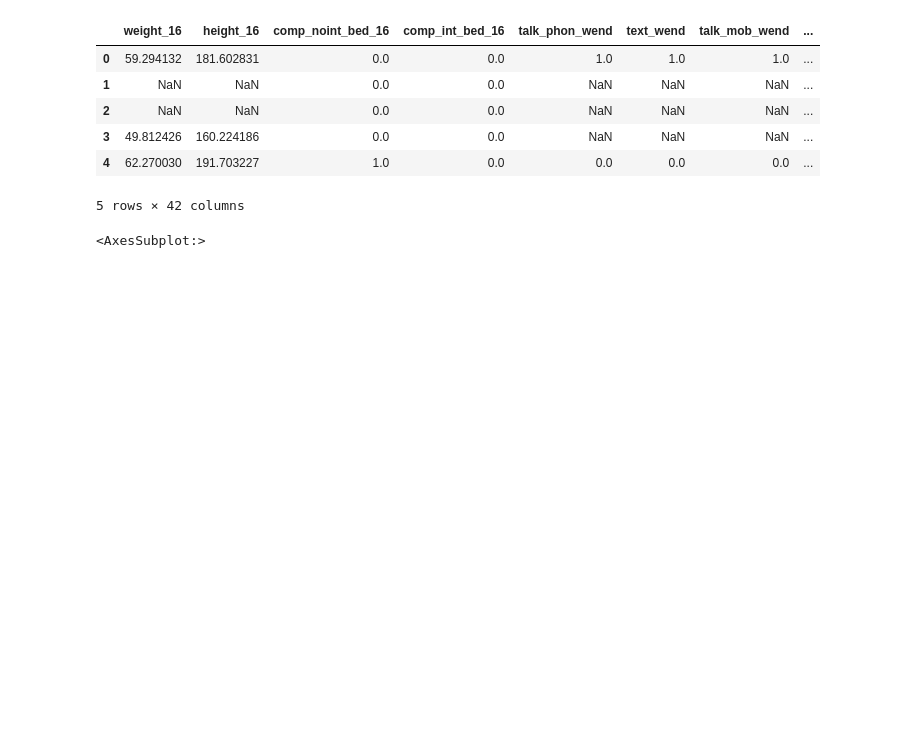
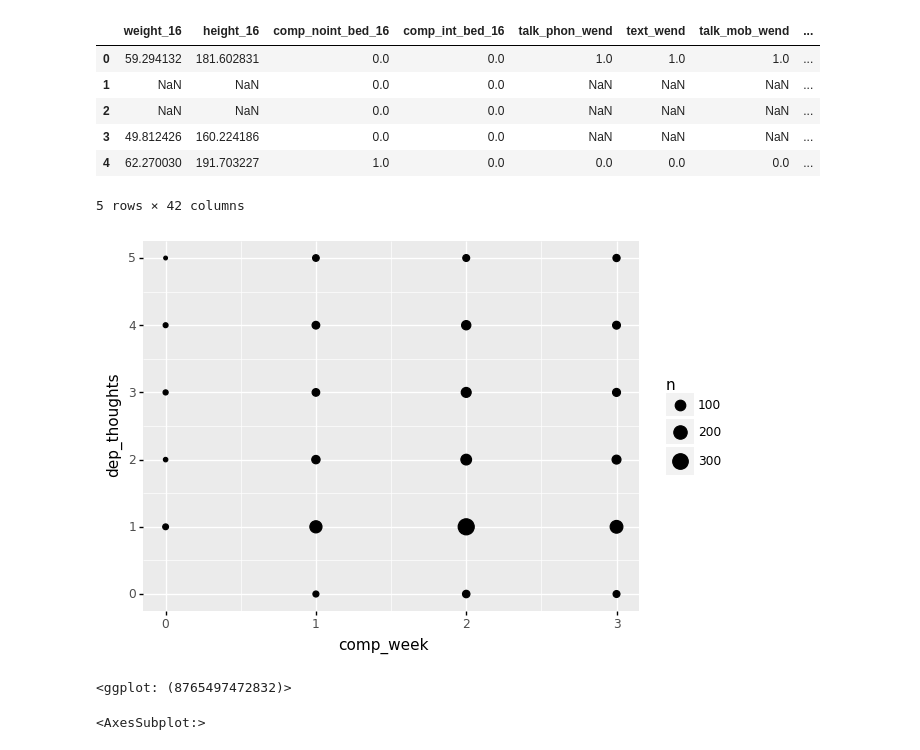
Before and after one commit to kkadzielna/project_14, a Jupyter notebook: Untitled.ipynb, the cells around one changed output. Saved outputs shown, nothing was run; the diff lists cells and outputs as text; code cells hidden in the pictures; blank space fills up the shorter version.

Commit message:
added a count graph

```diff
--- a/Untitled.ipynb
+++ b/Untitled.ipynb
@@ -23,6 +23,16 @@ data.head()
 | 3 | 49.812426 | 160.224186 | 0.0 | 0.0 | NaN | NaN | NaN | ... |
 | 4 | 62.270030 | 191.703227 | 1.0 | 0.0 | 0.0 | 0.0 | 0.0 | ... |
 5 rows × 42 columns
+# %%
+#if you want to run this, you have to install plotnine, so feel free to ignore
+from plotnine import ggplot, aes, geom_count
+
+(ggplot(data = data)
+ + geom_count(mapping = aes(x = data.comp_week, y = data.dep_thoughts))
+)
+# %% [output]
+[figure, added]
+<ggplot: (8765497472832)>
 # %%
 sns.set(rc = {'figure.figsize':(10, 8)})
 sns.heatmap(data.corr())
```
